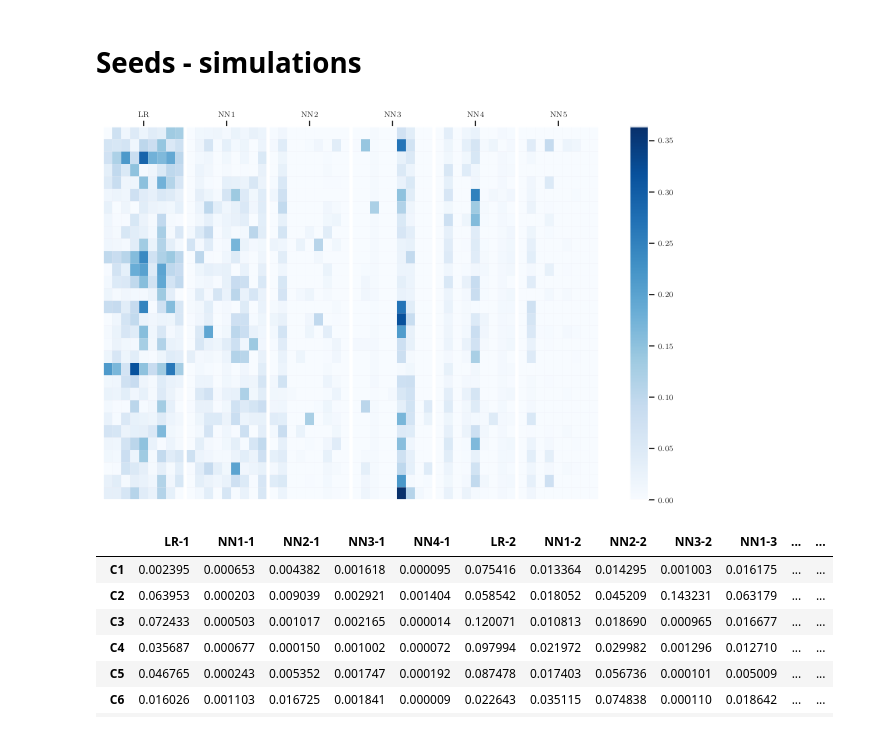
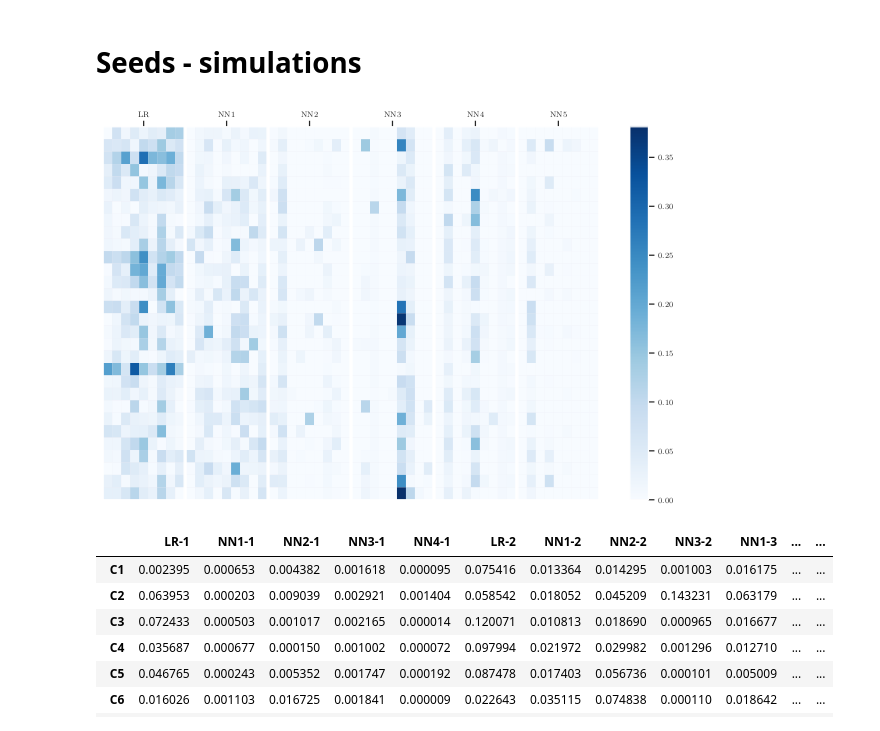
Before and after one commit to karolinachalupova/DiplomaThesis, a Jupyter notebook: results_plots.ipynb, the cells around one changed output. Saved outputs shown, nothing was run; the diff lists cells and outputs as text; code cells hidden in the pictures.

```diff
--- a/results_plots.ipynb
+++ b/results_plots.ipynb
@@ -82,14 +82,14 @@ for styling in ["blues"]:
 # Seeds - simulations
 # %%
 r = Results(os.path.join("results", "simulated", "individual"))
-r.load(sort_features=False)
+r.load(sort_features=False, suffix="_train")
 r.subset('ytrain',16)
 r.rename(['nn_name', "seed"])
 
 for styling in ["blues"]:
     style_plot_df(r.ig.transpose(), styling=styling, mode='seeds')
 # %% [output]
-[figure, old version]
+[figure, new version]
 # %%
 r.ig.transpose()
 # %% [output]
```
